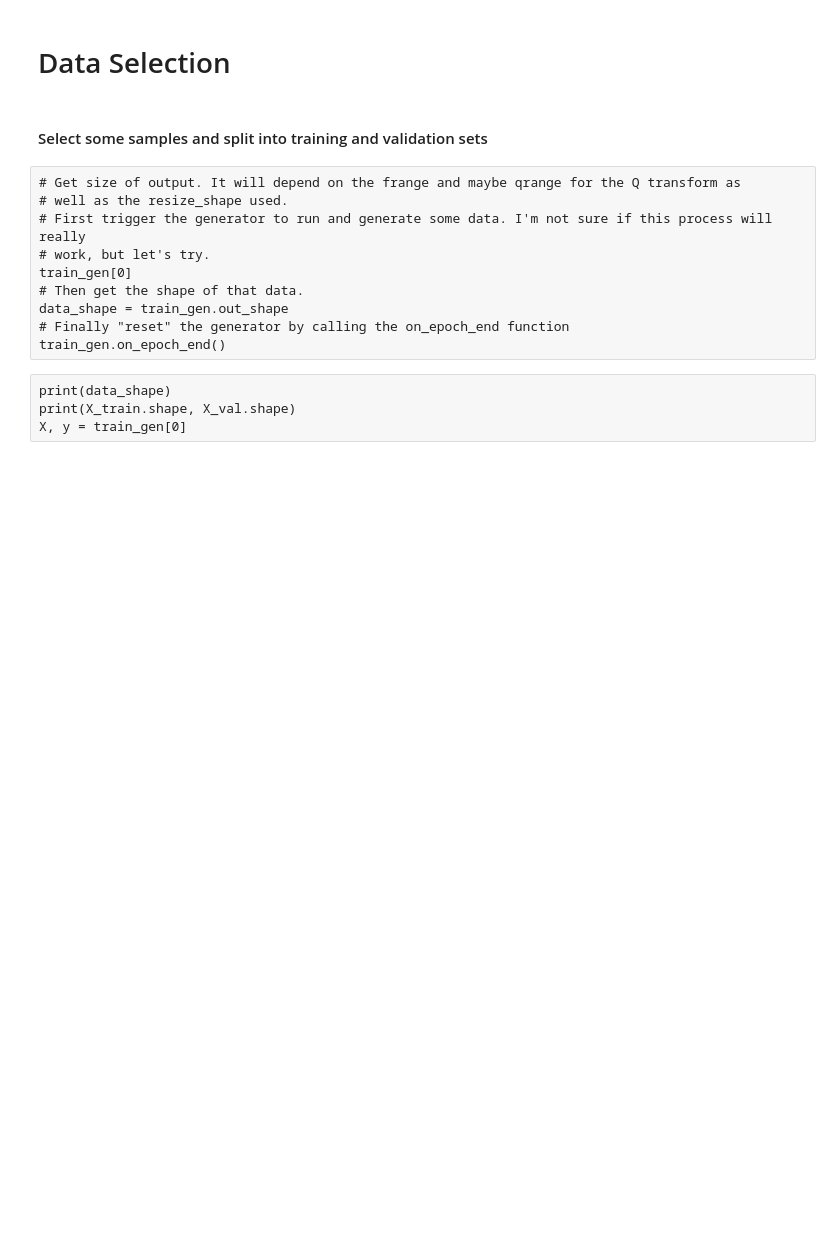
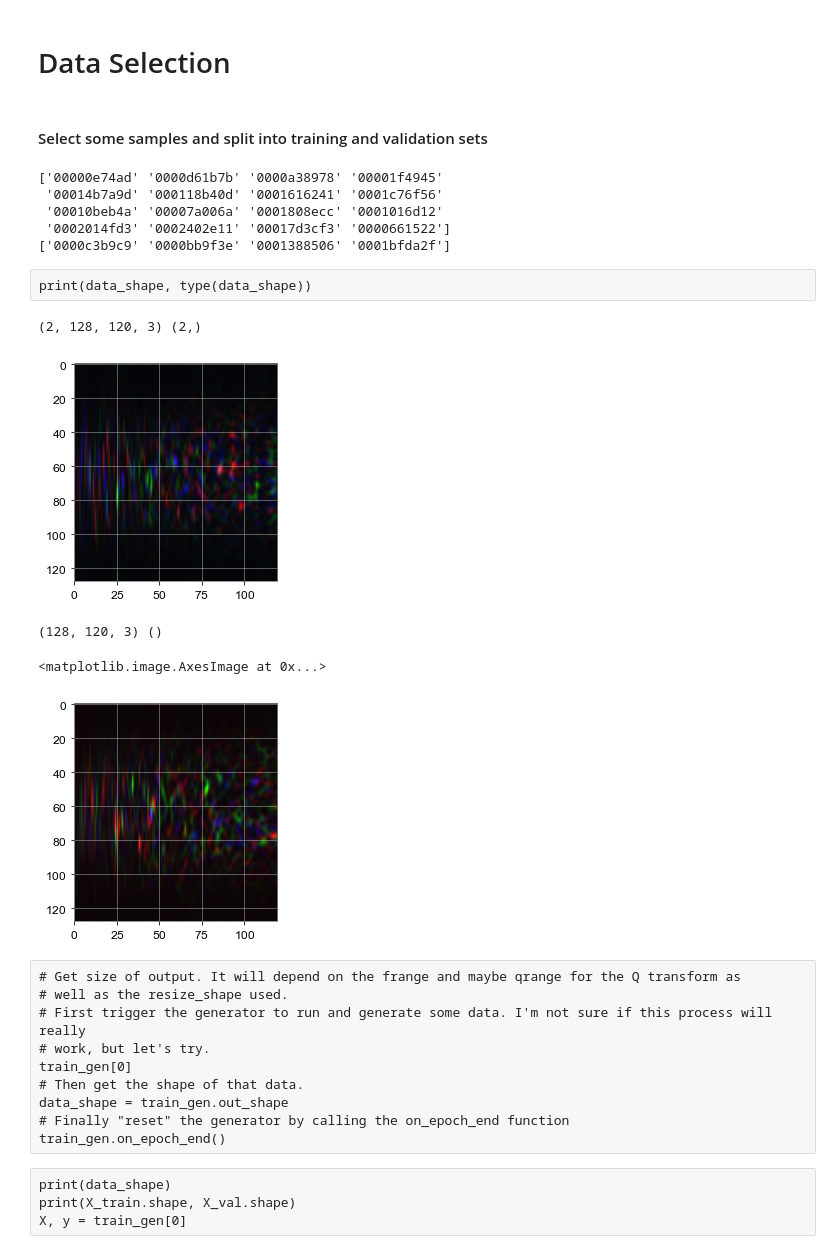
Before and after one commit to TomCasaletto/CMPE257, a Jupyter notebook: anthony/Generator.ipynb, the cells around one changed output. Cells and saved outputs as stored; diff of their text form; code cells hidden in the pictures; blank space fills up the shorter version.

Commit message:
Generator is working with saved transformed data now... I think.

```diff
--- a/anthony/Generator.ipynb
+++ b/anthony/Generator.ipynb
@@ -221,27 +225,66 @@ class DataGenerator(tf.keras.utils.Sequence):
 # %% [markdown]
 #### Select some samples and split into training and validation sets
 # %%
-starting_sample = 4000
-num_samples = 1000
+starting_sample = 0
+num_samples = 20
 end_idx = starting_sample + num_samples
 id_list = train_meta['id'][starting_sample : end_idx].to_numpy()
 label_list = [label_dict[k] for k in id_list]
 
-X_train, X_val = model_selection.train_test_split(id_list,test_size=0.2,
+X_train, X_val = model_selection.train_test_split(id_list, test_size=0.2,
                                                     shuffle=True, random_state=42,
                                                     stratify=label_list)
 
-params = {'dim': np.array([4096]),
-          'batch_size': 100,
+print(X_train)
+print(X_val)
+
+# Params for raw data
+params_raw = {'dim': np.array([4096]),
+          'batch_size': 2,
           'n_classes': 2,
           'n_channels': 3,
           'shuffle': True,
-          'resize_shape': (128, 128)}
+          'resize_shape': (128, 128),
+          'apply_norm': True,
+          'apply_transforms': True}
 
-train_gen = DataGenerator(X_train, label_dict, **params)
-val_gen = DataGenerator(X_val, label_dict, **params)
+# Params for transformed data
+params_trans = {'dim': np.array([128, 120]),
+          'batch_size': 2,
+          'n_classes': 2,
+          'n_channels': 3,
+          'shuffle': True,
+          'resize_shape': (128, 128),
+          'apply_norm': True,
+          'apply_transforms': False}
+
+train_gen = DataGenerator(X_train, label_dict, **params_raw)
+val_gen = DataGenerator(X_val, label_dict, **params_raw)
 
 data_shape = train_gen.GetOutputShape()
+# %% [output]
+['00000e74ad' '0000d61b7b' '0000a38978' '00001f4945'
+ '00014b7a9d' '000118b40d' '0001616241' '0001c76f56'
+ '00010beb4a' '00007a006a' '0001808ecc' '0001016d12'
+ '0002014fd3' '0002402e11' '00017d3cf3' '0000661522']
+['0000c3b9c9' '0000bb9f3e' '0001388506' '0001bfda2f']
+# %% [raw]
+print(data_shape, type(data_shape))
+# %%
+foo, bar = train_gen[0]
+print(foo.shape, bar.shape)
+plt.imshow(foo[0])
+plt.show()
+
+foo2, bar2 = val_gen[0]
+print(foo2[0].shape, bar2[1].shape)
+plt.imshow(foo2[0])
+# %% [output]
+(2, 128, 120, 3) (2,)
+[figure, added]
+(128, 120, 3) ()
+<matplotlib.image.AxesImage at 0x...>
+[figure, added]
 # %% [raw]
 # Get size of output. It will depend on the frange and maybe qrange for the Q transform as
 # well as the resize_shape used.
```
Also changed, not shown: parts of 17 cells of this notebook.
